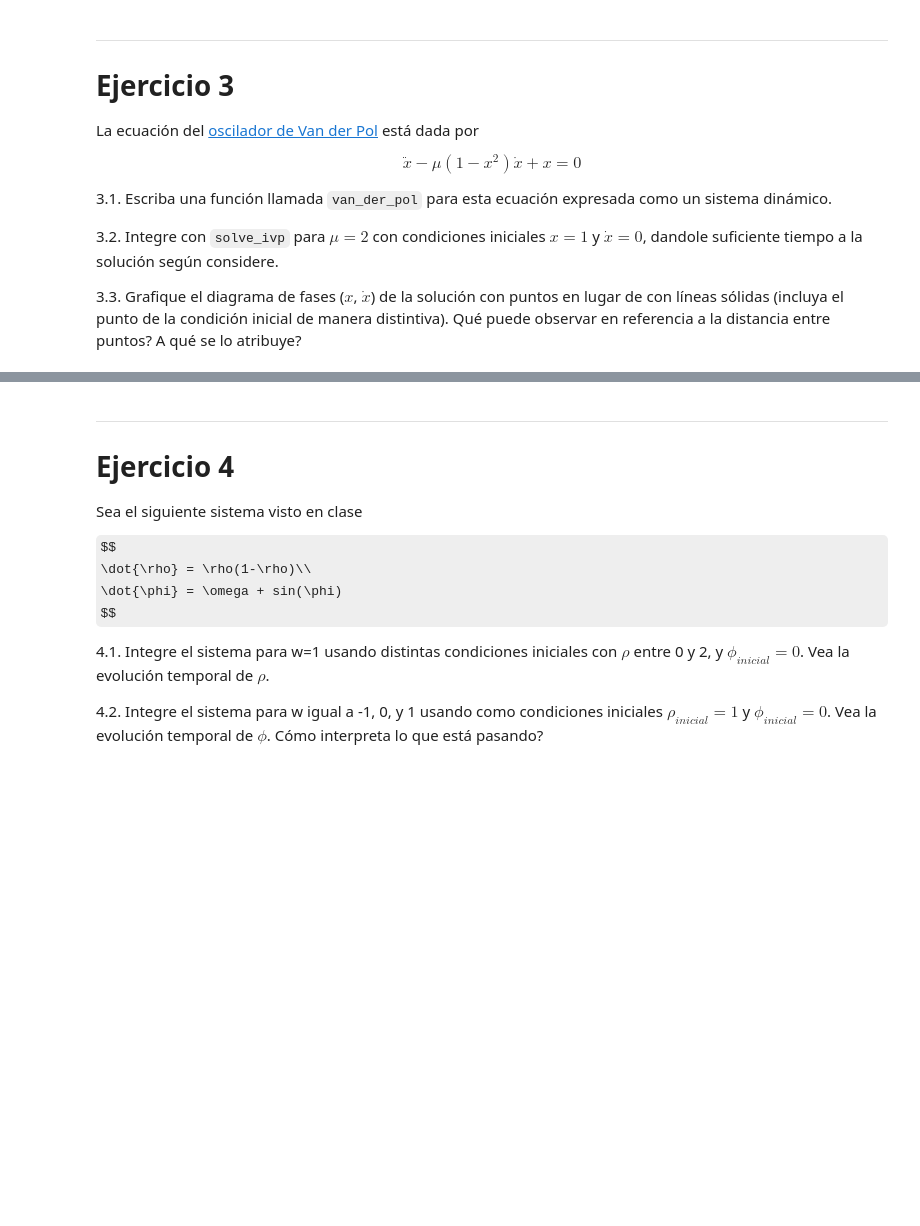
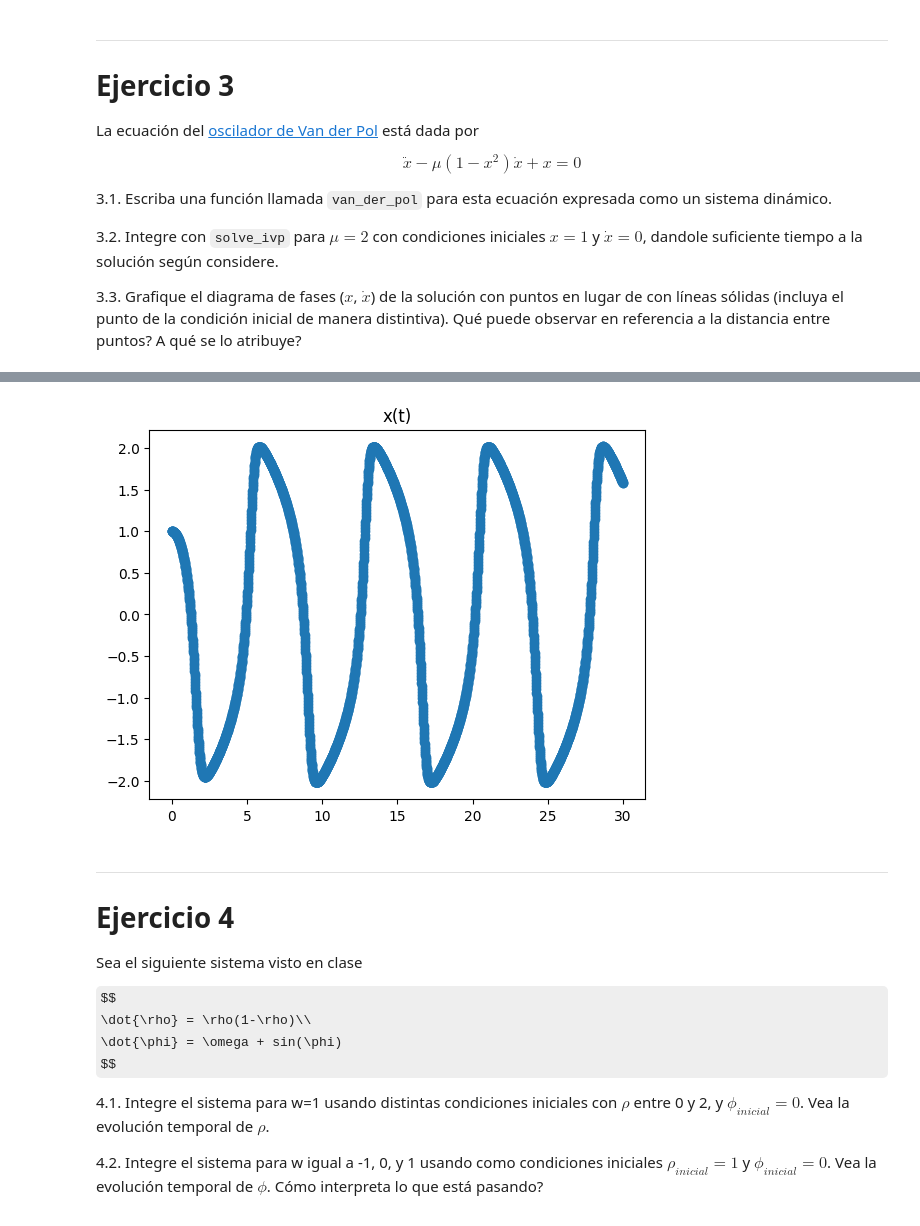
Before and after one commit to HBocaccio/NumLabIMC, a Jupyter notebook: Colabs/nb04_Metodos2D.ipynb, the cells around one changed output, grey strips where cells are left out. Cells and saved outputs as stored; diff of their text form; code cells hidden in the pictures; some formulas as TeX source; blank space fills up the shorter version.

```diff
--- a/Colabs/nb04_Metodos2D.ipynb
+++ b/Colabs/nb04_Metodos2D.ipynb
@@ -535,3 +678,9 @@ $$
+# %%
+plt.scatter(t_sol, x_sol, cmap='viridis')
+plt.title('x(t)')
+plt.show()
+# %% [output]
+[figure, added]
 # %% [markdown]
 ---
 # Ejercicio 4
```
Also changed, not shown: parts of 24 cells of this notebook.
